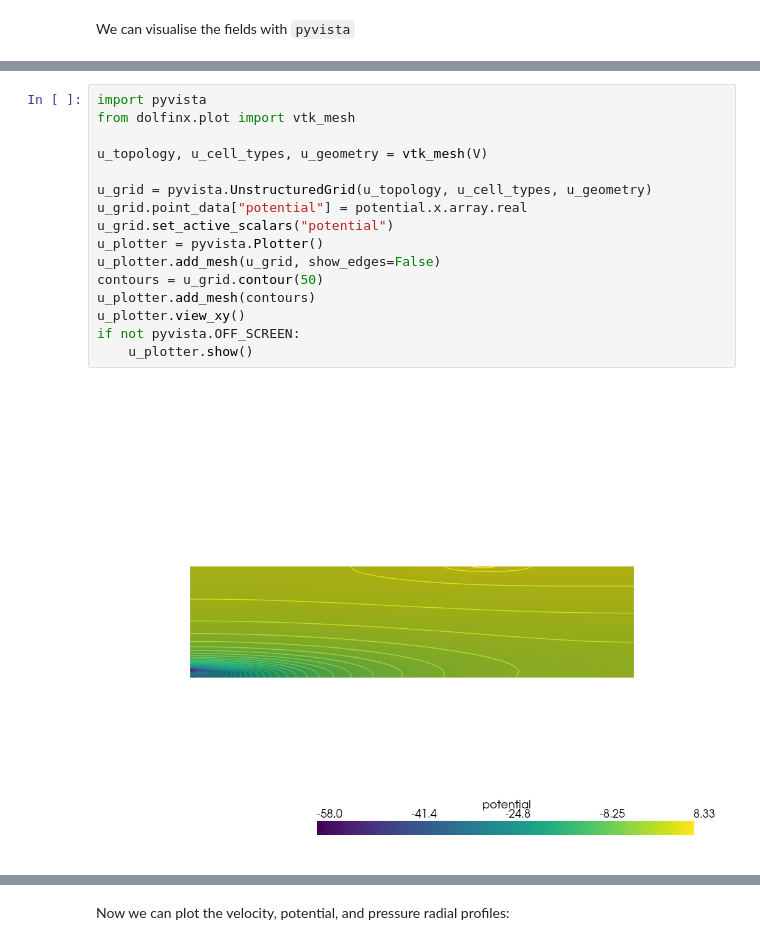
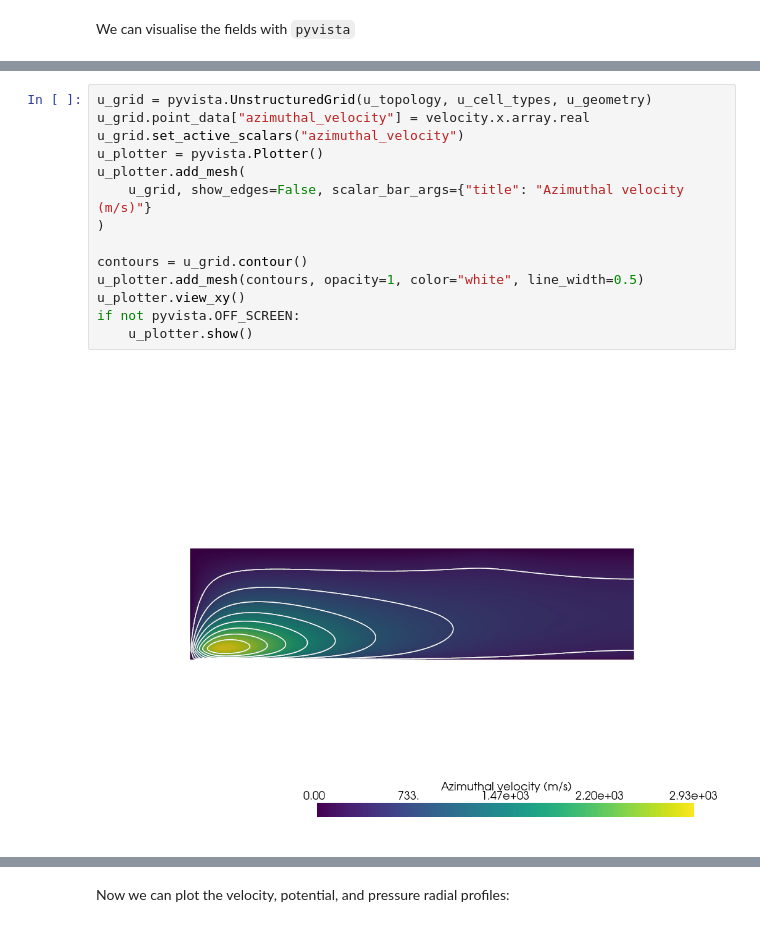
Before and after one commit to conner-fransoo/plasma-centrifuge, a Jupyter notebook: main.ipynb, the cells around one changed output, grey strips where cells are left out. Saved outputs shown, nothing was run; the diff lists cells and outputs as text.

Commit message:
formatting + modified colorbars

```diff
--- a/main.ipynb
+++ b/main.ipynb
@@ -354,18 +387,16 @@ We can visualise the fields with `pyvista`
 # %%
-import pyvista
-from dolfinx.plot import vtk_mesh
+u_grid = pyvista.UnstructuredGrid(u_topology, u_cell_types, u_geometry)
+u_grid.point_data["azimuthal_velocity"] = velocity.x.array.real
+u_grid.set_active_scalars("azimuthal_velocity")
+u_plotter = pyvista.Plotter()
+u_plotter.add_mesh(
+    u_grid, show_edges=False, scalar_bar_args={"title": "Azimuthal velocity (m/s)"}
+)
 
-u_topology, u_cell_types, u_geometry = vtk_mesh(V)
-
-u_grid = pyvista.UnstructuredGrid(u_topology, u_cell_types, u_geometry)
-u_grid.point_data["potential"] = potential.x.array.real
-u_grid.set_active_scalars("potential")
-u_plotter = pyvista.Plotter()
-u_plotter.add_mesh(u_grid, show_edges=False)
-contours = u_grid.contour(50)
-u_plotter.add_mesh(contours)
+contours = u_grid.contour()
+u_plotter.add_mesh(contours, opacity=1, color="white", line_width=0.5)
 u_plotter.view_xy()
 if not pyvista.OFF_SCREEN:
     u_plotter.show()
 # %% [output]
-[figure, old version]
+[figure, new version]
```
Also changed, not shown: parts of 5 cells of this notebook.
